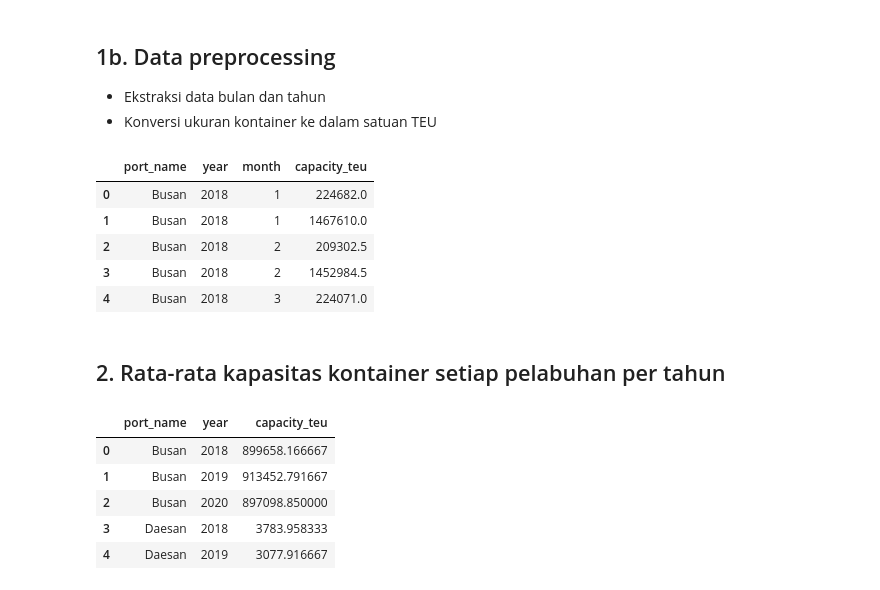
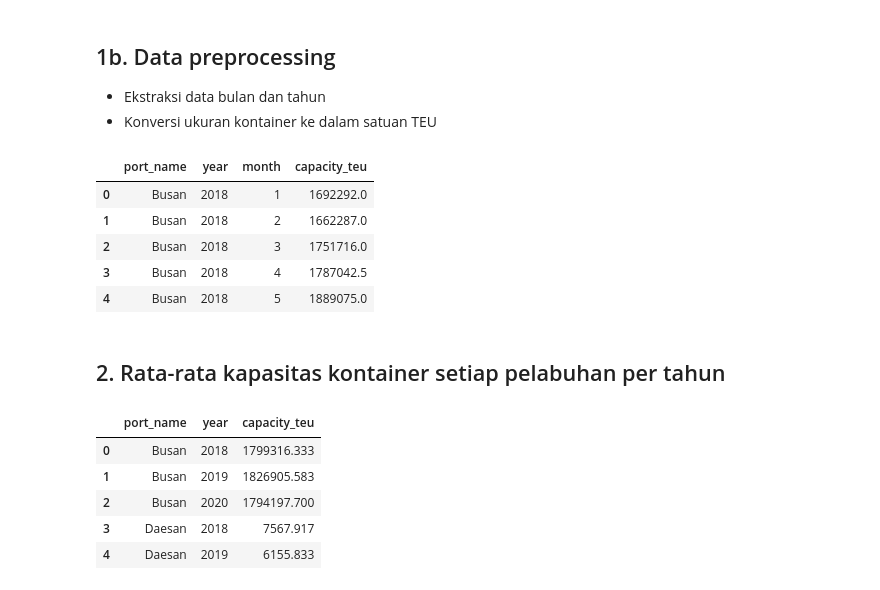
Before and after one commit to aldidoanta/ilcs-case-study, a Jupyter notebook: 2/2.ipynb, the cells around one changed output. Cells and saved outputs as stored; diff of their text form; code cells hidden in the pictures.

```diff
--- a/2/2.ipynb
+++ b/2/2.ipynb
@@ -24,46 +27,51 @@ df.head()
 # %%
 # extract month and year
 df['Date'] = pd.to_datetime(df['Date'])
 df['year'] = df['Date'].dt.year
 df['month'] = df['Date'].dt.month
 
 # convert different container sizes into TEU
 # assumption: Size "Other" is treated as TEU
 _10_CONVERSION_FACTOR = 0.5
 _40_CONVERSION_FACTOR = 2
 OTHER_CONVERSION_FACTOR = 1
 
 df['TEU_10'] = df[['Full_10', 'Empty_10']].sum(axis=1) * _10_CONVERSION_FACTOR
 df['TEU_40'] = df[['Full_40', 'Empty_40']].sum(axis=1) * _40_CONVERSION_FACTOR
 df['TEU_other'] = df[['Full_other', 'Empty_other']].sum(
     axis=1) * OTHER_CONVERSION_FACTOR
 
 # get total capacity
 df['capacity_teu'] = df[['TEU_10', 'Full_20',
                          'Empty_20', 'TEU_40', 'TEU_other']].sum(axis=1)
 
 # preprocessed data
 df.rename(columns={'Harbor': 'port_name'}, inplace=True)
-data = df[['port_name', 'year', 'month', 'capacity_teu']]
+df.head()
+data = df.groupby(['port_name', 'year', 'month'])[
+    'capacity_teu'].sum().reset_index()
 
 data.head()
 # %% [output]
 |  | port_name | year | month | capacity_teu |
-| 0 | Busan | 2018 | 1 | 224682.0 |
-| 1 | Busan | 2018 | 1 | 1467610.0 |
-| 2 | Busan | 2018 | 2 | 209302.5 |
-| 3 | Busan | 2018 | 2 | 1452984.5 |
-| 4 | Busan | 2018 | 3 | 224071.0 |
+| 0 | Busan | 2018 | 1 | 1692292.0 |
+| 1 | Busan | 2018 | 2 | 1662287.0 |
+| 2 | Busan | 2018 | 3 | 1751716.0 |
+| 3 | Busan | 2018 | 4 | 1787042.5 |
+| 4 | Busan | 2018 | 5 | 1889075.0 |
 # %% [markdown]
 ## 2. Rata-rata kapasitas kontainer setiap pelabuhan per tahun
 # %%
+# modify pandas option to display floating-point numbers
+pd.set_option('display.float_format', lambda x: '%.3f' % x)
+
 avg_data = data.groupby(['port_name', 'year'])[
     'capacity_teu'].mean().reset_index()
 avg_data.head()
 # %% [output]
 |  | port_name | year | capacity_teu |
-| 0 | Busan | 2018 | 899658.166667 |
-| 1 | Busan | 2019 | 913452.791667 |
-| 2 | Busan | 2020 | 897098.850000 |
-| 3 | Daesan | 2018 | 3783.958333 |
-| 4 | Daesan | 2019 | 3077.916667 |
+| 0 | Busan | 2018 | 1799316.333 |
+| 1 | Busan | 2019 | 1826905.583 |
+| 2 | Busan | 2020 | 1794197.700 |
+| 3 | Daesan | 2018 | 7567.917 |
+| 4 | Daesan | 2019 | 6155.833 |
```
Also changed, not shown: parts of 7 cells of this notebook, 4 other files.
